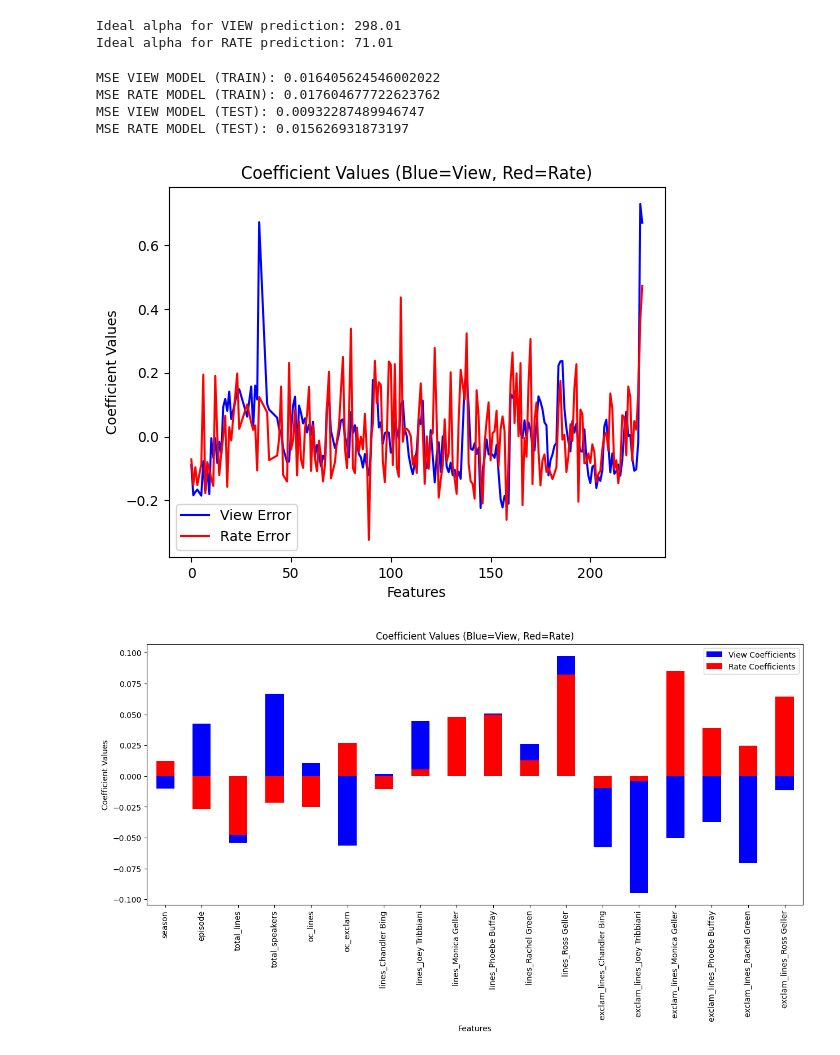
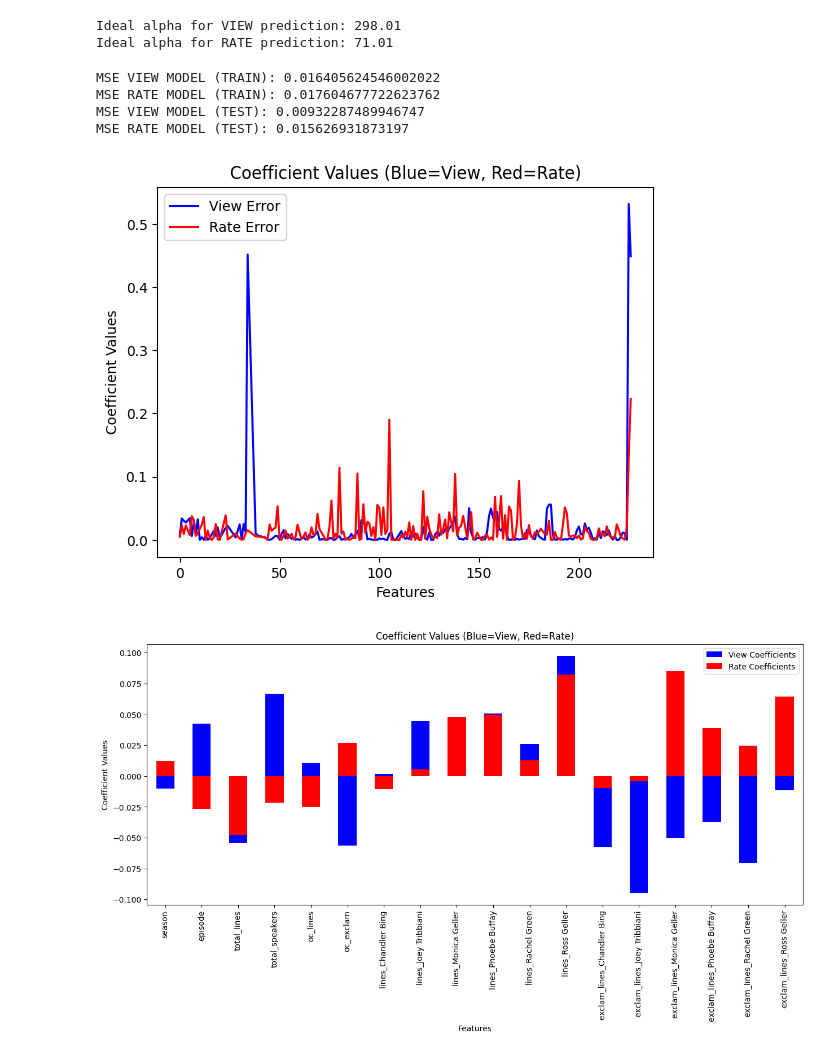
Before and after one commit to OMacgowan/episode_rating_predictor, a Jupyter notebook: main.ipynb, the cells around one changed output. Cells and saved outputs as stored; diff of their text form; code cells hidden in the pictures.

Commit message:
chart

```diff
--- a/main.ipynb
+++ b/main.ipynb
@@ -314,37 +314,36 @@ Ideal alpha for RATE prediction: 71.01
 # %%
 
 #Training Model With Optimal Alpha, for VIEW, RATE
 model_for_view = Ridge(alpha=view_ideal_alpha)
 model_for_view = model_for_view.fit(X_train_view_scaled, y_train_view)
 model_for_rate = Ridge(alpha=rate_ideal_alpha)
 model_for_rate = model_for_rate.fit(X_train_rate_scaled, y_train_rate)
 
 #Printing Error (TRAIN)
 print(f'MSE VIEW MODEL (TRAIN): {sklm.mean_squared_error(y_train_view, model_for_view.predict(X_train_view_scaled))}')
 print(f'MSE RATE MODEL (TRAIN): {sklm.mean_squared_error(y_train_rate, model_for_rate.predict(X_train_rate_scaled))}')
 
 #Printing Error: (TEST)
 print(f'MSE VIEW MODEL (TEST): {sklm.mean_squared_error(y_test_view, model_for_view.predict(X_test_view_scaled))}')
 print(f'MSE RATE MODEL (TEST): {sklm.mean_squared_error(y_test_rate, model_for_rate.predict(X_test_rate_scaled))}')
 
-
-#Plotting Error: (ON ALL)
-view_error = pd.Series(normalized_y_views - model_for_view.predict(scaler.fit_transform(x_cols)))
-rate_error = pd.Series(normalized_y_rating - model_for_rate.predict(scaler.fit_transform(x_cols)))
+#Plotting Error: (ON ALL - SQUARED ERROR)
+view_error = pd.Series((normalized_y_views - model_for_view.predict(scaler.fit_transform(x_cols)))**2)
+rate_error = pd.Series((normalized_y_rating - model_for_rate.predict(scaler.fit_transform(x_cols)))**2)
 
 view_error.plot( color='blue' , label='View Error')
 rate_error.plot( color='red', label='Rate Error')
 plt.xlabel('Features')
 plt.ylabel('Coefficient Values')
 plt.title('Coefficient Values (Blue=View, Red=Rate)')
 plt.legend()
 plt.show()
 # %% [output]
 MSE VIEW MODEL (TRAIN): 0.016405624546002022
 MSE RATE MODEL (TRAIN): 0.017604677722623762
 MSE VIEW MODEL (TEST): 0.00932287489946747
 MSE RATE MODEL (TEST): 0.015626931873197
-[figure, old version]
+[figure, new version]
 # %%
 #Saving Coefficients:
 view_coefficients = pd.Series(model_for_view.coef_, index=X_train_rate.columns)
```
